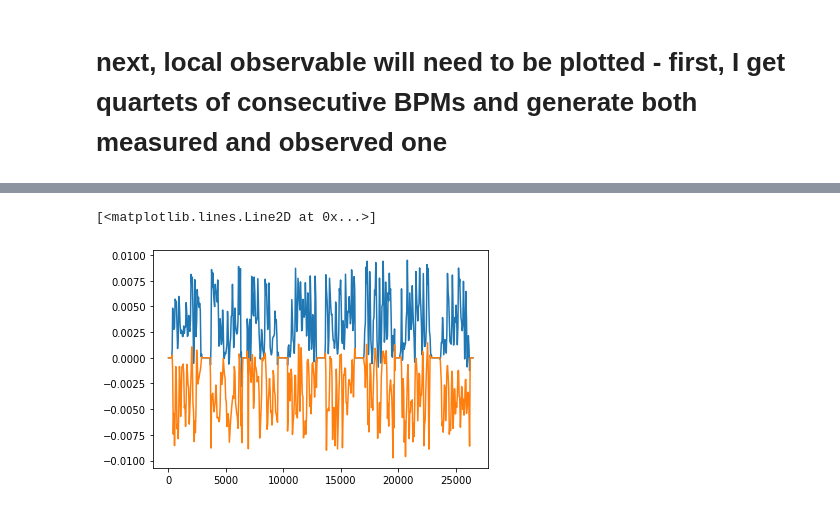
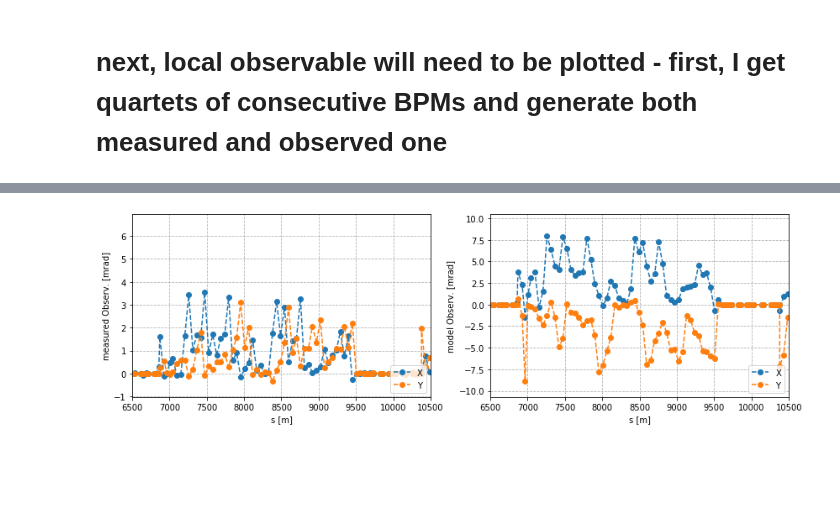
Before and after one commit to sebastiankalos/CERN_2021, a Jupyter notebook: local_observable.ipynb, the cells around one changed output, grey strips where cells are left out. Saved outputs shown, nothing was run; the diff lists cells and outputs as text; code cells hidden in the pictures; blank space fills up the shorter version.

Commit message:
plotted mod and mes observable on doubleplot

```diff
--- a/local_observable.ipynb
+++ b/local_observable.ipynb
@@ -466,7 +445,7 @@ for w in range(0, len(BPM_names)-4):
     [PHI_meas_x, PHI_meas_y] = get_PHI_meas(BPM_i_name, BPM_j_name, BPM_k_name, BPM_l_name, df, df_perturb)
     [PHI_mod_x, PHI_mod_y] = get_PHI_mod(BPM_i_name, BPM_j_name, BPM_k_name, BPM_l_name, df, df_perturb)
 
-    PHI_meas_x_list.append(PHI_meas_x)
-    PHI_meas_y_list.append(PHI_meas_y)
-    PHI_mod_x_list.append(PHI_mod_x)
-    PHI_mod_y_list.append(PHI_mod_y)
+    PHI_meas_x_list.append(PHI_meas_x*1000) #append in mrad
+    PHI_meas_y_list.append(PHI_meas_y*1000)
+    PHI_mod_x_list.append(PHI_mod_x*1000)
+    PHI_mod_y_list.append(PHI_mod_y*1000)
@@ -484,6 +452,24 @@ plt.plot(BPMs_s[:len(BPMs_s)-4], PHI_meas_y_list)
-# %%
-plt.plot(BPMs_s[:len(BPMs_s)-4], PHI_mod_x_list)
-plt.plot(BPMs_s[:len(BPMs_s)-4], PHI_mod_y_list)
-# %% [output]
-[<matplotlib.lines.Line2D at 0x...>]
-[figure, removed]
+# %%
+fig, (plt1, plt2) = plt.subplots(1, 2, figsize=(14, 4)) #initialize a double plot
+
+#first plot - measured observable
+plt1.plot(BPMs_s[:len(BPMs_s)-4], PHI_meas_x_list, label='X', marker='o', linestyle='dashed')
+plt1.plot(BPMs_s[:len(BPMs_s)-4], PHI_meas_y_list, label='Y', marker='o', linestyle='dashed')
+plt1.legend(loc="lower right")
+plt1.grid(linestyle='--')
+plt1.set_xlabel('s [m]')
+plt1.set_ylabel('measured Observ. [mrad]')
+plt1.set_xlim(6500, 10500)
+
+#second plot - modeled observable
+plt2.plot(BPMs_s[:len(BPMs_s)-4], PHI_mod_x_list, label='X', marker='o', linestyle='dashed')
+plt2.plot(BPMs_s[:len(BPMs_s)-4], PHI_mod_y_list, label='Y', marker='o', linestyle='dashed')
+plt2.legend(loc="lower right")
+plt2.grid(linestyle='--')
+plt2.set_xlabel('s [m]')
+plt2.set_ylabel('model Observ. [mrad]')
+plt2.set_xlim(6500, 10500)
+
+plt.savefig('measured_model_observable.png', dpi=300)
+# %% [output]
+[figure, added]
```
Also changed, not shown: parts of 5 cells of this notebook, 1 other file.
